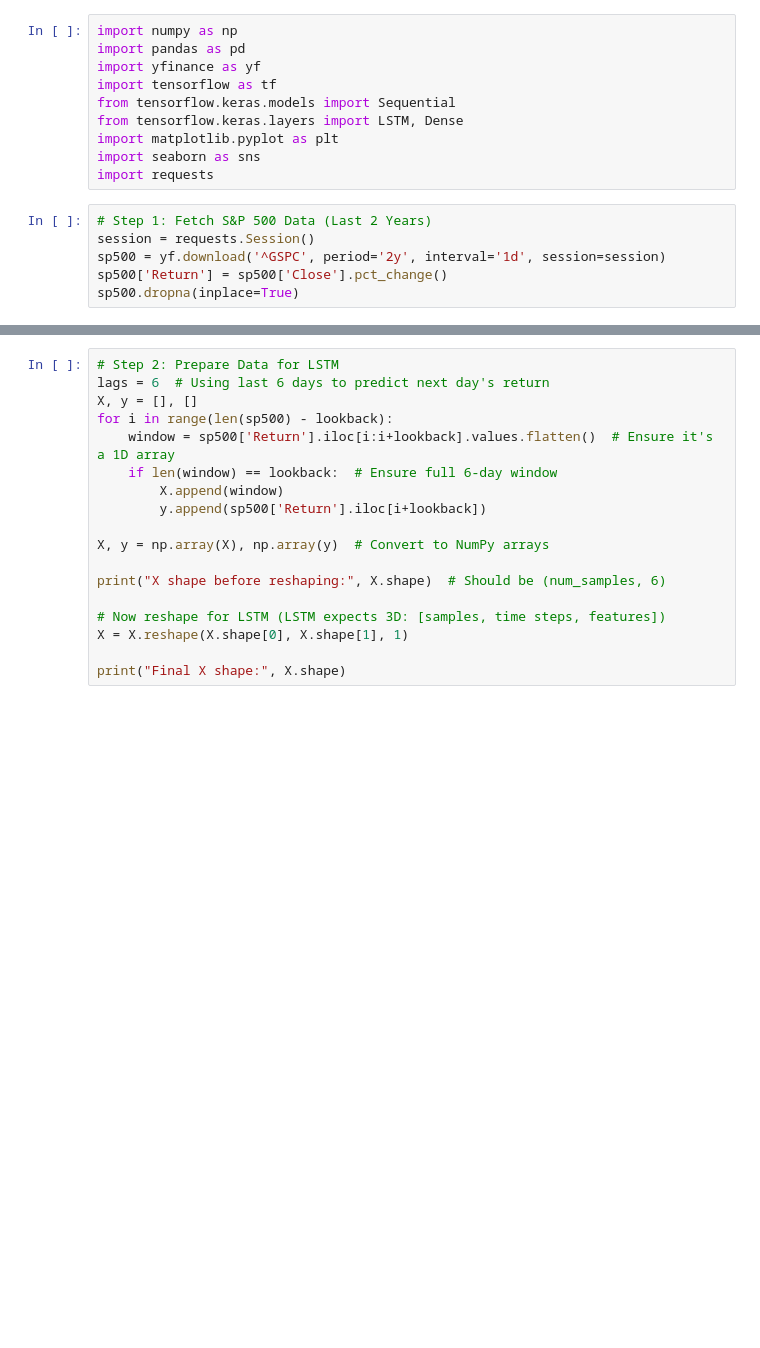
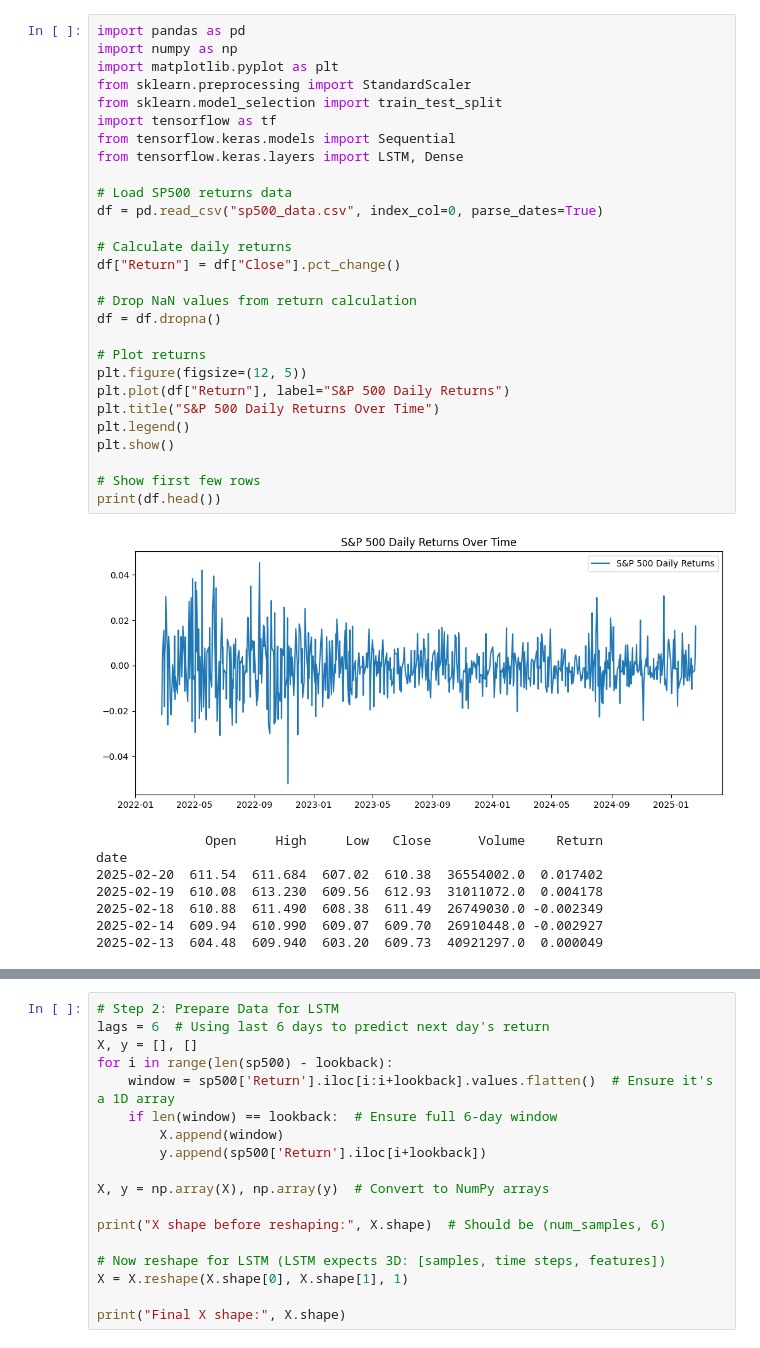
Before and after one commit to josterri/MSCA_IRP16, a Jupyter notebook: 6_Vanila Gradients_heb.ipynb, the cells around one changed output, grey strips where cells are left out. Cells and saved outputs as stored; diff of their text form; blank space fills up the shorter version.

```diff
--- a/6_Vanila Gradients_heb.ipynb
+++ b/6_Vanila Gradients_heb.ipynb
@@ -1,16 +1,37 @@
-# %%
-import numpy as np
-import pandas as pd
-import yfinance as yf
-import tensorflow as tf
-from tensorflow.keras.models import Sequential
-from tensorflow.keras.layers import LSTM, Dense
-import matplotlib.pyplot as plt
-import seaborn as sns
-import requests
-# %%
-# Step 1: Fetch S&P 500 Data (Last 2 Years)
-session = requests.Session()
-sp500 = yf.download('^GSPC', period='2y', interval='1d', session=session)
-sp500['Return'] = sp500['Close'].pct_change()
-sp500.dropna(inplace=True)
+# %%
+import pandas as pd
+import numpy as np
+import matplotlib.pyplot as plt
+from sklearn.preprocessing import StandardScaler
+from sklearn.model_selection import train_test_split
+import tensorflow as tf
+from tensorflow.keras.models import Sequential
+from tensorflow.keras.layers import LSTM, Dense
+
+# Load SP500 returns data
+df = pd.read_csv("sp500_data.csv", index_col=0, parse_dates=True)
+
+# Calculate daily returns
+df["Return"] = df["Close"].pct_change()
+
+# Drop NaN values from return calculation
+df = df.dropna()
+
+# Plot returns
+plt.figure(figsize=(12, 5))
+plt.plot(df["Return"], label="S&P 500 Daily Returns")
+plt.title("S&P 500 Daily Returns Over Time")
+plt.legend()
+plt.show()
+
+# Show first few rows
+print(df.head())
+# %% [output]
+[figure, added]
+              Open     High     Low   Close      Volume    Return
+date
+2025-02-20  611.54  611.684  607.02  610.38  36554002.0  0.017402
+2025-02-19  610.08  613.230  609.56  612.93  31011072.0  0.004178
+2025-02-18  610.88  611.490  608.38  611.49  26749030.0 -0.002349
+2025-02-14  609.94  610.990  609.07  609.70  26910448.0 -0.002927
+2025-02-13  604.48  609.940  603.20  609.73  40921297.0  0.000049
```
Also changed, not shown: parts of 11 cells of this notebook.
